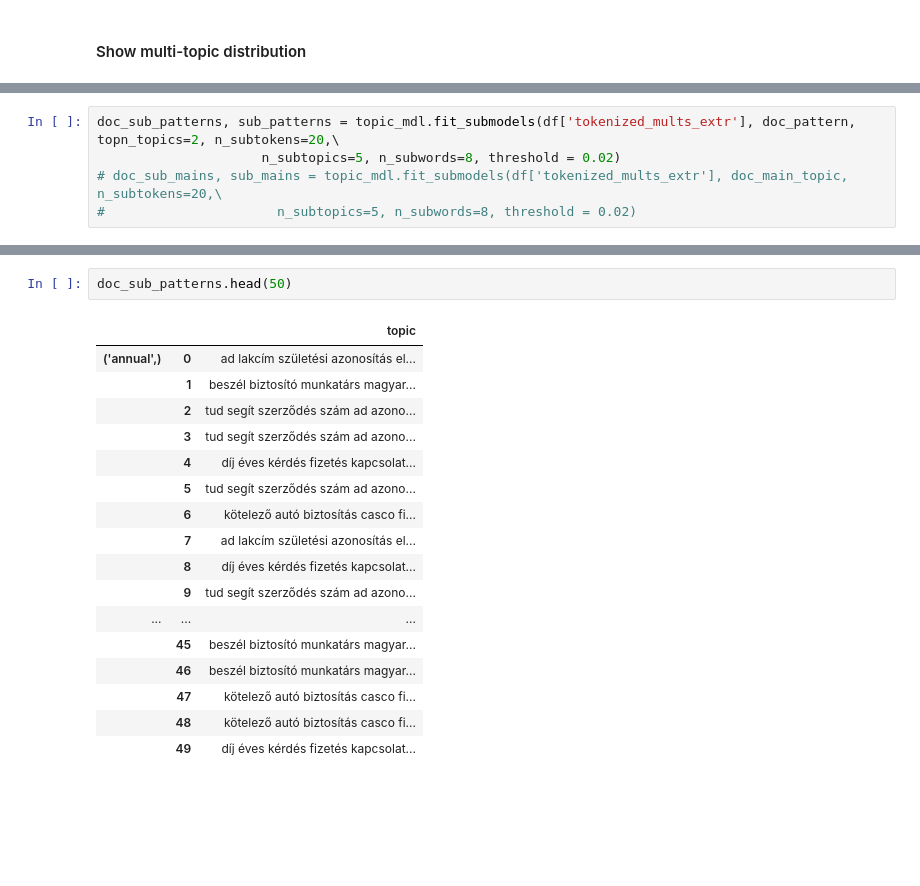
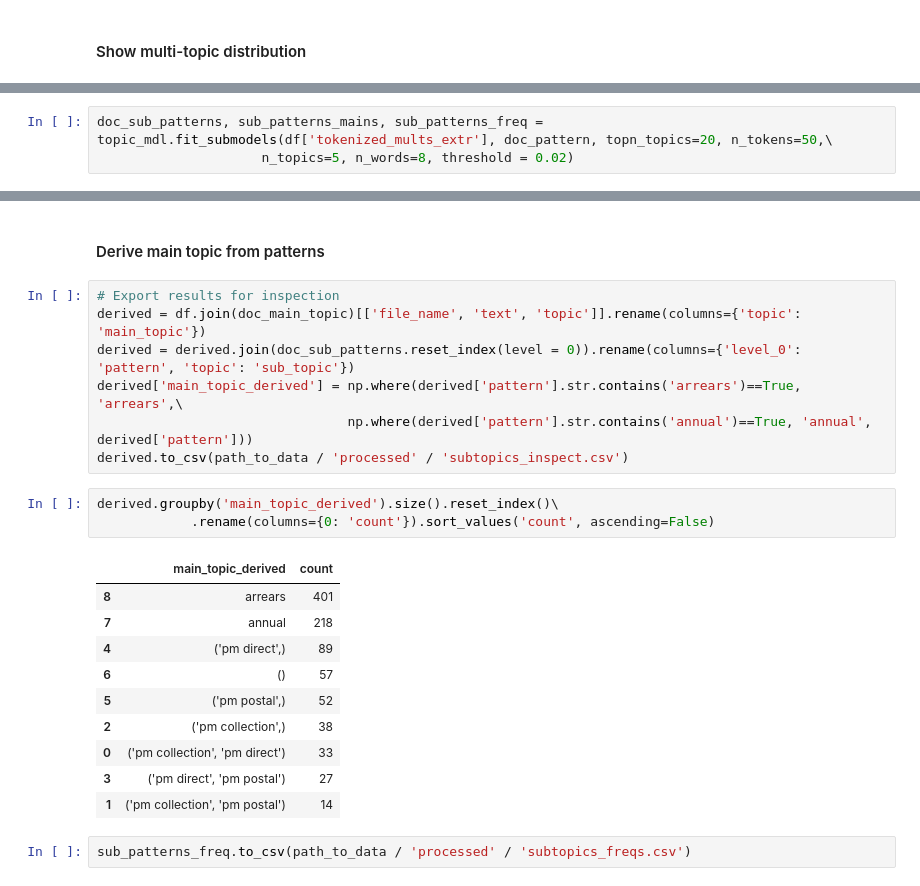
Before and after one commit to poorjanos/CCC-Topic-Modeling, a Jupyter notebook: notebooks/2.1-pj-nmf-1gram.ipynb, the cells around one changed output, grey strips where cells are left out. Cells and saved outputs as stored; diff of their text form; blank space fills up the shorter version.

```diff
--- a/notebooks/2.1-pj-nmf-1gram.ipynb
+++ b/notebooks/2.1-pj-nmf-1gram.ipynb
@@ -118,5 +117,3 @@ NameError: name 'pattern_by_doc' is not defined
 # %%
-doc_sub_patterns, sub_patterns = topic_mdl.fit_submodels(df['tokenized_mults_extr'], doc_pattern, topn_topics=2, n_subtokens=20,\
-                     n_subtopics=5, n_subwords=8, threshold = 0.02)
-# doc_sub_mains, sub_mains = topic_mdl.fit_submodels(df['tokenized_mults_extr'], doc_main_topic, n_subtokens=20,\
-#                      n_subtopics=5, n_subwords=8, threshold = 0.02)
+doc_sub_patterns, sub_patterns_mains, sub_patterns_freq = topic_mdl.fit_submodels(df['tokenized_mults_extr'], doc_pattern, topn_topics=20, n_tokens=50,\
+                     n_topics=5, n_words=8, threshold = 0.02)
@@ -214,20 +125,25 @@ df.join(doc_sub_patterns)
-# %%
-doc_sub_patterns.head(50)
-# %% [output]
-|  |  | topic |
-| ('annual',) | 0 | ad lakcím születési azonosítás el... |
-|  | 1 | beszél biztosító munkatárs magyar... |
-|  | 2 | tud segít szerződés szám ad azono... |
-|  | 3 | tud segít szerződés szám ad azono... |
-|  | 4 | díj éves kérdés fizetés kapcsolat... |
-|  | 5 | tud segít szerződés szám ad azono... |
-|  | 6 | kötelező autó biztosítás casco fi... |
-|  | 7 | ad lakcím születési azonosítás el... |
-|  | 8 | díj éves kérdés fizetés kapcsolat... |
-|  | 9 | tud segít szerződés szám ad azono... |
-| ... | ... | ... |
-|  | 45 | beszél biztosító munkatárs magyar... |
-|  | 46 | beszél biztosító munkatárs magyar... |
-|  | 47 | kötelező autó biztosítás casco fi... |
-|  | 48 | kötelező autó biztosítás casco fi... |
-|  | 49 | díj éves kérdés fizetés kapcsolat... |
+# %% [markdown]
+#### Derive main topic from patterns
+# %%
+# Export results for inspection
+derived = df.join(doc_main_topic)[['file_name', 'text', 'topic']].rename(columns={'topic': 'main_topic'})
+derived = derived.join(doc_sub_patterns.reset_index(level = 0)).rename(columns={'level_0': 'pattern', 'topic': 'sub_topic'})
+derived['main_topic_derived'] = np.where(derived['pattern'].str.contains('arrears')==True, 'arrears',\
+                                np.where(derived['pattern'].str.contains('annual')==True, 'annual', derived['pattern']))
+derived.to_csv(path_to_data / 'processed' / 'subtopics_inspect.csv')
+# %%
+derived.groupby('main_topic_derived').size().reset_index()\
+            .rename(columns={0: 'count'}).sort_values('count', ascending=False)
+# %% [output]
+|  | main_topic_derived | count |
+| 8 | arrears | 401 |
+| 7 | annual | 218 |
+| 4 | ('pm direct',) | 89 |
+| 6 | () | 57 |
+| 5 | ('pm postal',) | 52 |
+| 2 | ('pm collection',) | 38 |
+| 0 | ('pm collection', 'pm direct') | 33 |
+| 3 | ('pm direct', 'pm postal') | 27 |
+| 1 | ('pm collection', 'pm postal') | 14 |
+# %%
+sub_patterns_freq.to_csv(path_to_data / 'processed' / 'subtopics_freqs.csv')
```
Also changed, not shown: parts of 14 cells of this notebook, 2 other files.
